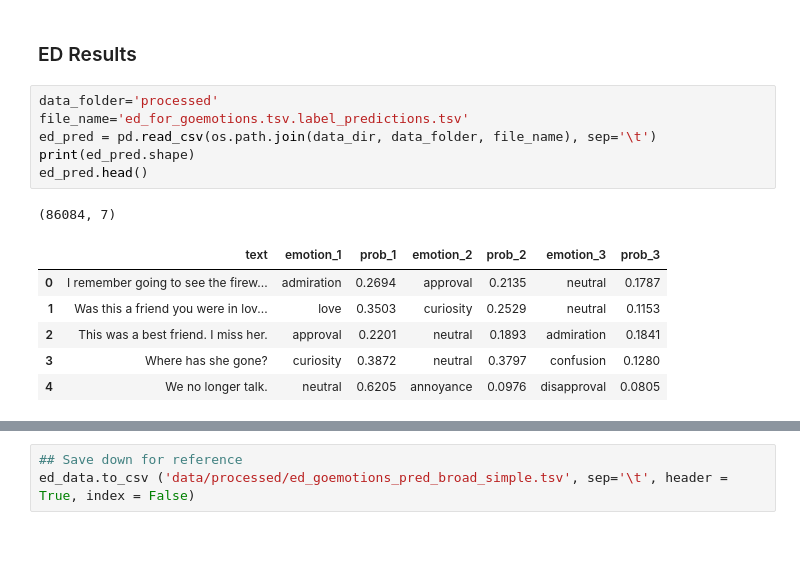
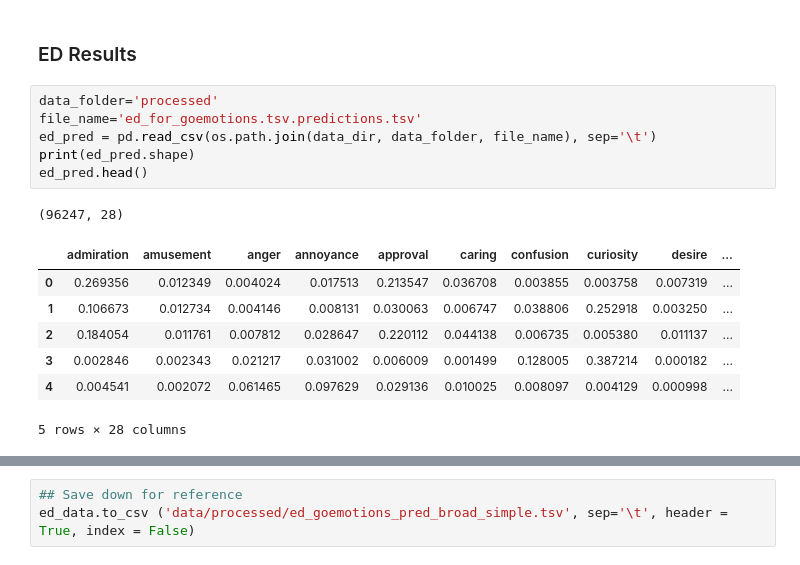
Before and after one commit to evelynyou/w266_project, a Jupyter notebook: exploration_emotion_prediction_results.ipynb, the cells around one changed output, grey strips where cells are left out. Cells and saved outputs as stored; diff of their text form.

Commit message:
re-did ed_for_goemotions

```diff
--- a/exploration_emotion_prediction_results.ipynb
+++ b/exploration_emotion_prediction_results.ipynb
@@ -570,15 +570,16 @@ acc_by_emotion
 ### ED Results
 # %%
 data_folder='processed'
-file_name='ed_for_goemotions.tsv.label_predictions.tsv'
+file_name='ed_for_goemotions.tsv.predictions.tsv'
 ed_pred = pd.read_csv(os.path.join(data_dir, data_folder, file_name), sep='\t')
 print(ed_pred.shape)
 ed_pred.head()
 # %% [output]
-(86084, 7)
+(96247, 28)
-|  | text | emotion_1 | prob_1 | emotion_2 | prob_2 | emotion_3 | prob_3 |
-| 0 | I remember going to see the firew... | admiration | 0.2694 | approval | 0.2135 | neutral | 0.1787 |
-| 1 | Was this a friend you were in lov... | love | 0.3503 | curiosity | 0.2529 | neutral | 0.1153 |
-| 2 | This was a best friend. I miss her. | approval | 0.2201 | neutral | 0.1893 | admiration | 0.1841 |
-| 3 | Where has she gone? | curiosity | 0.3872 | neutral | 0.3797 | confusion | 0.1280 |
-| 4 | We no longer talk. | neutral | 0.6205 | annoyance | 0.0976 | disapproval | 0.0805 |
+|  | admiration | amusement | anger | annoyance | approval | caring | confusion | curiosity | desire | ... |
+| 0 | 0.269356 | 0.012349 | 0.004024 | 0.017513 | 0.213547 | 0.036708 | 0.003855 | 0.003758 | 0.007319 | ... |
+| 1 | 0.106673 | 0.012734 | 0.004146 | 0.008131 | 0.030063 | 0.006747 | 0.038806 | 0.252918 | 0.003250 | ... |
+| 2 | 0.184054 | 0.011761 | 0.007812 | 0.028647 | 0.220112 | 0.044138 | 0.006735 | 0.005380 | 0.011137 | ... |
+| 3 | 0.002846 | 0.002343 | 0.021217 | 0.031002 | 0.006009 | 0.001499 | 0.128005 | 0.387214 | 0.000182 | ... |
+| 4 | 0.004541 | 0.002072 | 0.061465 | 0.097629 | 0.029136 | 0.010025 | 0.008097 | 0.004129 | 0.000998 | ... |
+5 rows × 28 columns
```
Also changed, not shown: parts of 8 cells of this notebook, 9 other files.
